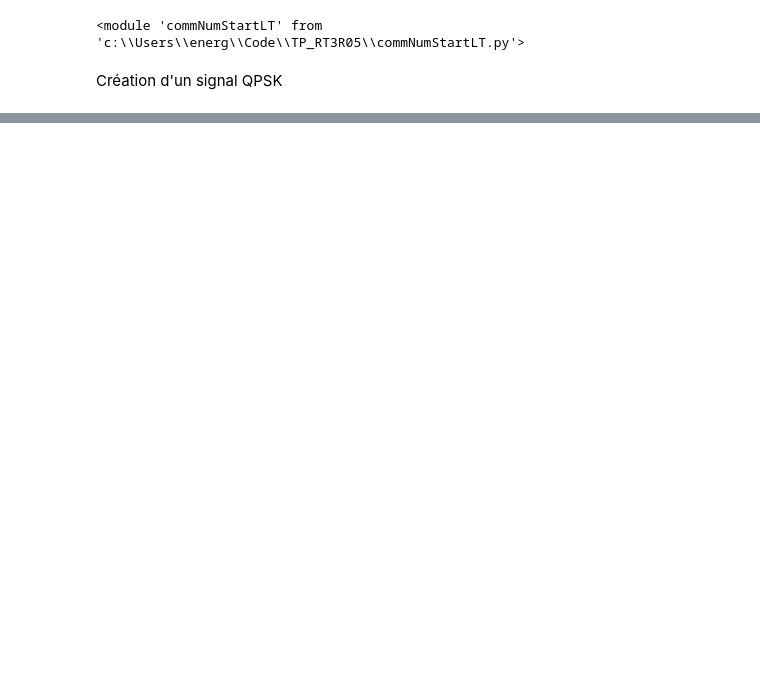
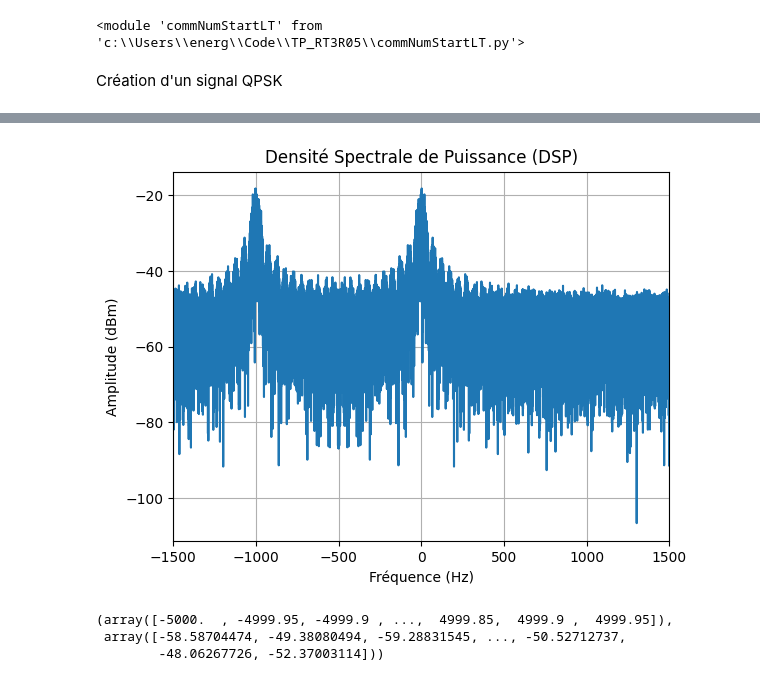
Before and after one commit to NergYR/TP_RT3R05, a Jupyter notebook: TP3_Transmission_sur_fréquence_porteuse_QPSK_LT.ipynb, the cells around one changed output, grey strips where cells are left out. Saved outputs shown, nothing was run; the diff lists cells and outputs as text; code cells hidden in the pictures; blank space fills up the shorter version.

```diff
--- a/TP3_Transmission_sur_fréquence_porteuse_QPSK_LT.ipynb
+++ b/TP3_Transmission_sur_fréquence_porteuse_QPSK_LT.ipynb
@@ -72,0 +176,9 @@ N = int(Ts * fe)
+# %%
+MyMesure_of_mycanel = Mesure(MyCanel)
+plt.xlim(-1500, 1500)
+MyMesure_of_mycanel.DSP(fe, type="Bi", unit="dBm")
+# %% [output]
+[figure, added]
+(array([-5000.  , -4999.95, -4999.9 , ...,  4999.85,  4999.9 ,  4999.95]),
+ array([-58.58704474, -49.38080494, -59.28831545, ..., -50.52712737,
+        -48.06267726, -52.37003114]))
```
Also changed, not shown: parts of 12 cells of this notebook, 1 other file.
